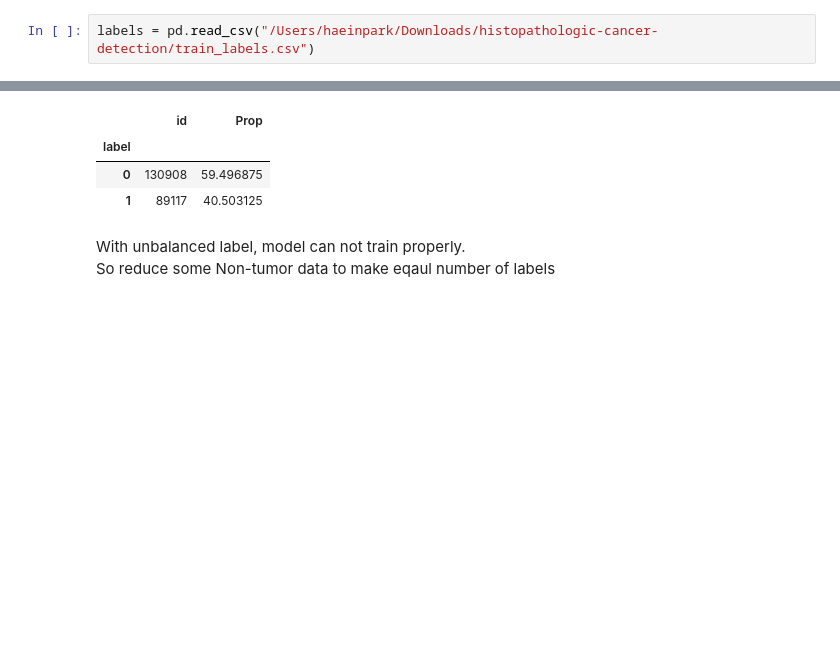
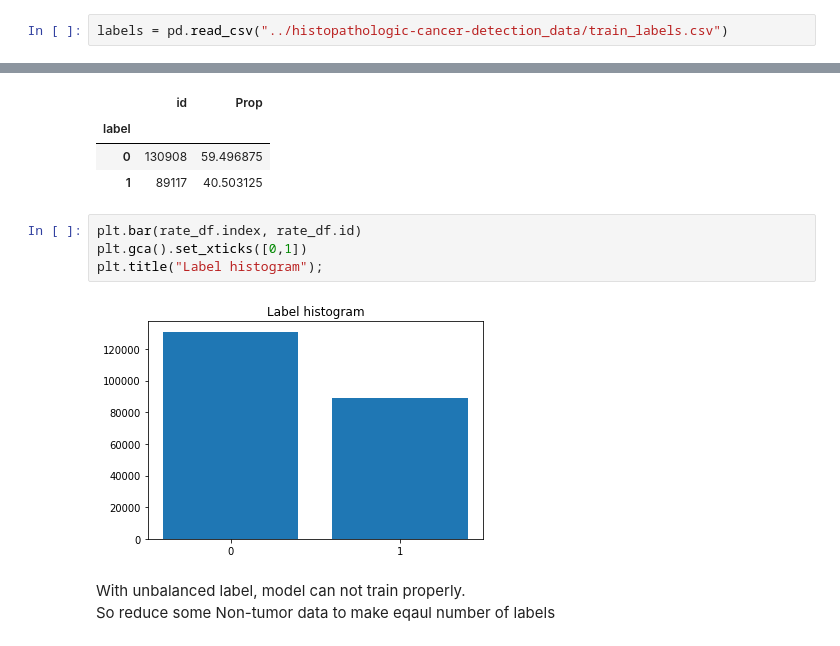
Before and after one commit to respwill/histopathologic-cancer-detection, a Jupyter notebook: EDA.ipynb, the cells around one changed output, grey strips where cells are left out. Saved outputs shown, nothing was run; the diff lists cells and outputs as text; blank space fills up the shorter version.

```diff
--- a/EDA.ipynb
+++ b/EDA.ipynb
@@ -10,5 +12,5 @@ import pandas as pd
 # %%
-labels = pd.read_csv("/Users/haeinpark/Downloads/histopathologic-cancer-detection/train_labels.csv")
+labels = pd.read_csv("../histopathologic-cancer-detection_data/train_labels.csv")
 # %%
 labels.head()
 # %% [output]
@@ -29,6 +31,12 @@ rate_df
 | label |  |  |
 | 0 | 130908 | 59.496875 |
 | 1 | 89117 | 40.503125 |
+# %%
+plt.bar(rate_df.index, rate_df.id)
+plt.gca().set_xticks([0,1])
+plt.title("Label histogram");
+# %% [output]
+[figure, added]
 # %% [markdown]
 With unbalanced label, model can not train properly.
 So reduce some Non-tumor data to make eqaul number of labels
```
Also changed, not shown: parts of 1 cell of this notebook.
